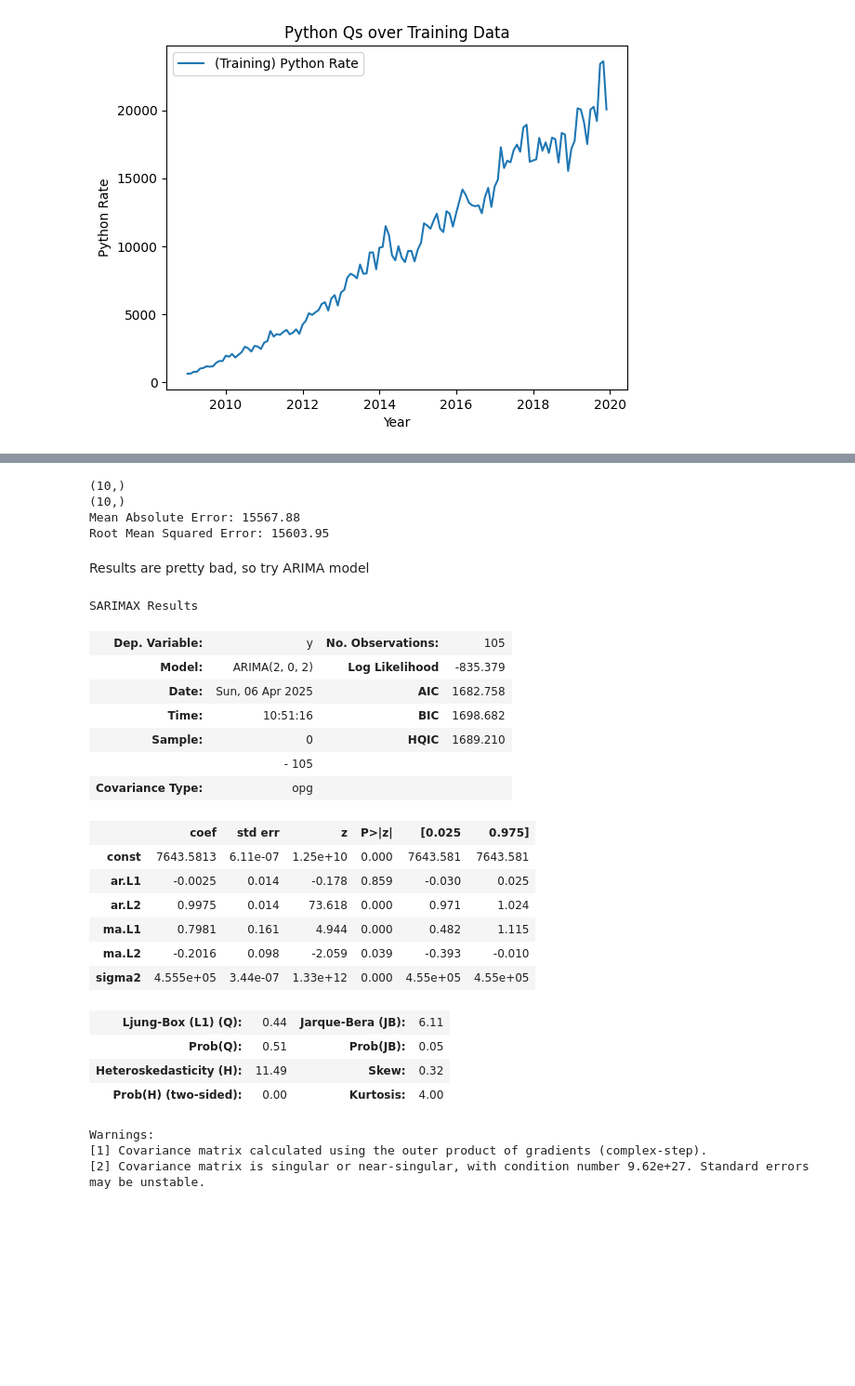
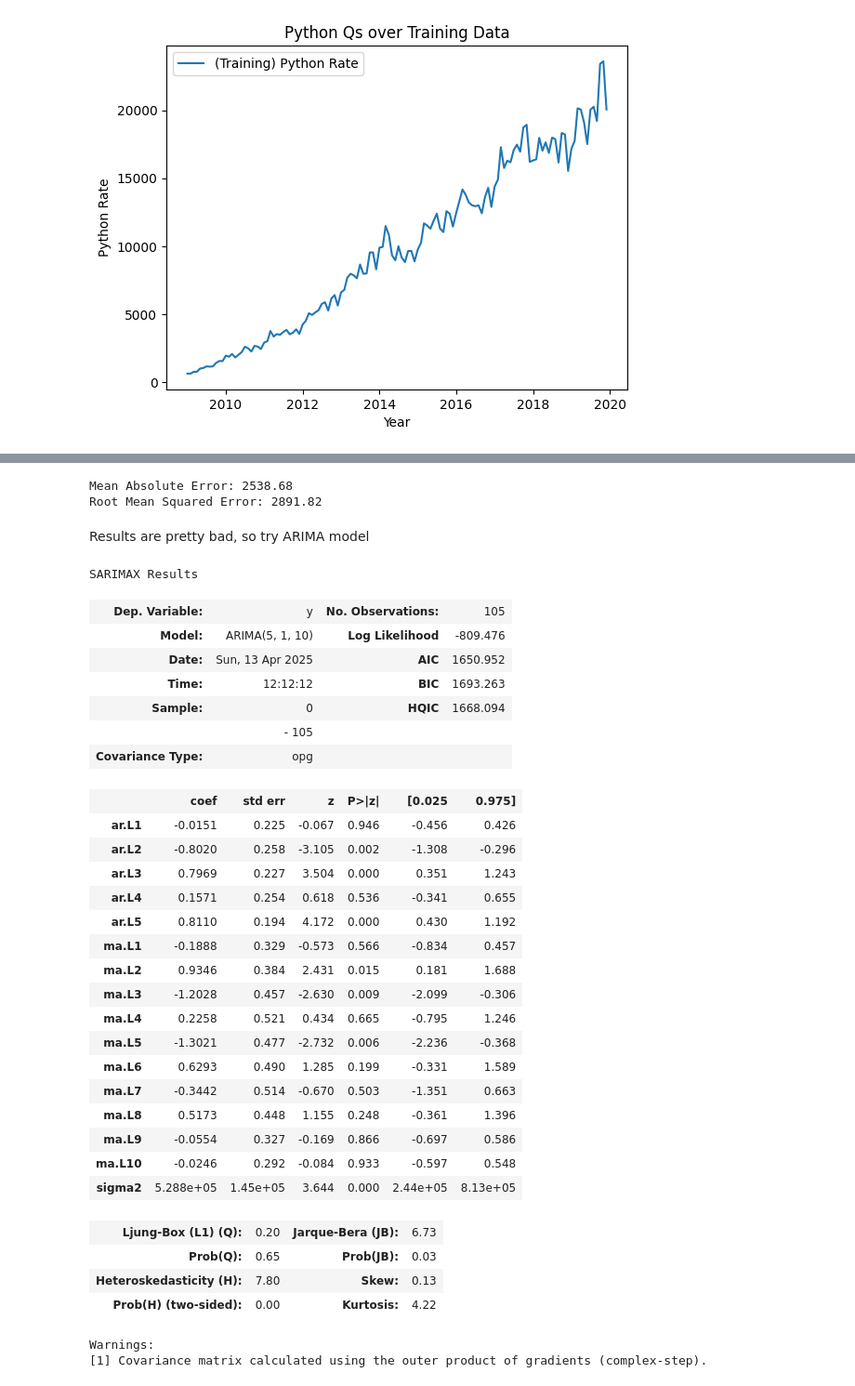
Before and after one commit to jhylisa666/DS4420-final-project, a Jupyter notebook: utils.ipynb, the cells around one changed output, grey strips where cells are left out. Shown at 93% size. Drawn from its saved outputs; the diff is of its cells as text; code cells hidden in the pictures; blank space fills up the shorter version.

```diff
--- a/arima.ipynb
+++ b/utils.ipynb
@@ -204,54 +186,59 @@ plt.show();
 # %%
 from sklearn.metrics import mean_absolute_error, mean_squared_error
 
-ar_pred = ar_results.predict(start=0, end=len(train_data) + len(test_data) - 1)
+ar_pred = ar_results.predict(start=len(train_data), end=len(train_data) + len(test_data) - 1)
 ar_pred = ar_pred.reshape(-1,1)
 ar_pred = ar_pred[~np.isnan(ar_pred)]
 y_test = y_test[~np.isnan(y_test)]
 
-print(y_test[:10].shape)
-print(ar_pred[:10].shape)
-mae = mean_absolute_error(y_test[:10], ar_pred[:10])
-rmse = np.sqrt(mean_squared_error(y_test[:10], ar_pred[:10]))
+mae = mean_absolute_error(y_test, ar_pred)
+rmse = np.sqrt(mean_squared_error(y_test, ar_pred))
 print(f'Mean Absolute Error: {mae:.2f}')
 print(f'Root Mean Squared Error: {rmse:.2f}')
 # %% [output]
-(10,)
-(10,)
-Mean Absolute Error: 15567.88
-Root Mean Squared Error: 15603.95
+Mean Absolute Error: 2538.68
+Root Mean Squared Error: 2891.82
 # %% [markdown]
 Results are pretty bad, so try ARIMA model
 # %%
 from statsmodels.tsa.arima.model import ARIMA
-arma_model = ARIMA(y_train, order=(2, 0, 2))
+arma_model = ARIMA(y_train, order=(5, 1, 10))
 arma_results = arma_model.fit()
 
 #summary of the model
 arma_results.summary()
 # %% [output]
 SARIMAX Results
 | Dep. Variable: | y | No. Observations: | 105 |
-| Model: | ARIMA(2, 0, 2) | Log Likelihood | -835.379 |
-| Date: | Sun, 06 Apr 2025 | AIC | 1682.758 |
-| Time: | 10:51:16 | BIC | 1698.682 |
-| Sample: | 0 | HQIC | 1689.210 |
+| Model: | ARIMA(5, 1, 10) | Log Likelihood | -809.476 |
+| Date: | Sun, 13 Apr 2025 | AIC | 1650.952 |
+| Time: | 12:12:12 | BIC | 1693.263 |
+| Sample: | 0 | HQIC | 1668.094 |
 |  | - 105 |  |  |
 | Covariance Type: | opg |  |  |
 |  | coef | std err | z | P>|z| | [0.025 | 0.975] |
-| const | 7643.5813 | 6.11e-07 | 1.25e+10 | 0.000 | 7643.581 | 7643.581 |
-| ar.L1 | -0.0025 | 0.014 | -0.178 | 0.859 | -0.030 | 0.025 |
-| ar.L2 | 0.9975 | 0.014 | 73.618 | 0.000 | 0.971 | 1.024 |
-| ma.L1 | 0.7981 | 0.161 | 4.944 | 0.000 | 0.482 | 1.115 |
-| ma.L2 | -0.2016 | 0.098 | -2.059 | 0.039 | -0.393 | -0.010 |
-| sigma2 | 4.555e+05 | 3.44e-07 | 1.33e+12 | 0.000 | 4.55e+05 | 4.55e+05 |
+| ar.L1 | -0.0151 | 0.225 | -0.067 | 0.946 | -0.456 | 0.426 |
+| ar.L2 | -0.8020 | 0.258 | -3.105 | 0.002 | -1.308 | -0.296 |
+| ar.L3 | 0.7969 | 0.227 | 3.504 | 0.000 | 0.351 | 1.243 |
+| ar.L4 | 0.1571 | 0.254 | 0.618 | 0.536 | -0.341 | 0.655 |
+| ar.L5 | 0.8110 | 0.194 | 4.172 | 0.000 | 0.430 | 1.192 |
+| ma.L1 | -0.1888 | 0.329 | -0.573 | 0.566 | -0.834 | 0.457 |
+| ma.L2 | 0.9346 | 0.384 | 2.431 | 0.015 | 0.181 | 1.688 |
+| ma.L3 | -1.2028 | 0.457 | -2.630 | 0.009 | -2.099 | -0.306 |
+| ma.L4 | 0.2258 | 0.521 | 0.434 | 0.665 | -0.795 | 1.246 |
+| ma.L5 | -1.3021 | 0.477 | -2.732 | 0.006 | -2.236 | -0.368 |
+| ma.L6 | 0.6293 | 0.490 | 1.285 | 0.199 | -0.331 | 1.589 |
+| ma.L7 | -0.3442 | 0.514 | -0.670 | 0.503 | -1.351 | 0.663 |
+| ma.L8 | 0.5173 | 0.448 | 1.155 | 0.248 | -0.361 | 1.396 |
+| ma.L9 | -0.0554 | 0.327 | -0.169 | 0.866 | -0.697 | 0.586 |
+| ma.L10 | -0.0246 | 0.292 | -0.084 | 0.933 | -0.597 | 0.548 |
+| sigma2 | 5.288e+05 | 1.45e+05 | 3.644 | 0.000 | 2.44e+05 | 8.13e+05 |
-| Ljung-Box (L1) (Q): | 0.44 | Jarque-Bera (JB): | 6.11 |
-| Prob(Q): | 0.51 | Prob(JB): | 0.05 |
-| Heteroskedasticity (H): | 11.49 | Skew: | 0.32 |
-| Prob(H) (two-sided): | 0.00 | Kurtosis: | 4.00 |
+| Ljung-Box (L1) (Q): | 0.20 | Jarque-Bera (JB): | 6.73 |
+| Prob(Q): | 0.65 | Prob(JB): | 0.03 |
+| Heteroskedasticity (H): | 7.80 | Skew: | 0.13 |
+| Prob(H) (two-sided): | 0.00 | Kurtosis: | 4.22 |
 Warnings:
 [1] Covariance matrix calculated using the outer product of gradients (complex-step).
-[2] Covariance matrix is singular or near-singular, with condition number 9.62e+27. Standard errors may be unstable.
 # %%
 arma_pred = arma_results.predict(start=len(train_data), end=len(train_data) + len(test_data) - 1)
 pred_data = pd.DataFrame({'Year': test_data.index, 'python': arma_pred.flatten()})
```
Also changed, not shown: parts of 9 cells of this notebook, 1 other file.
